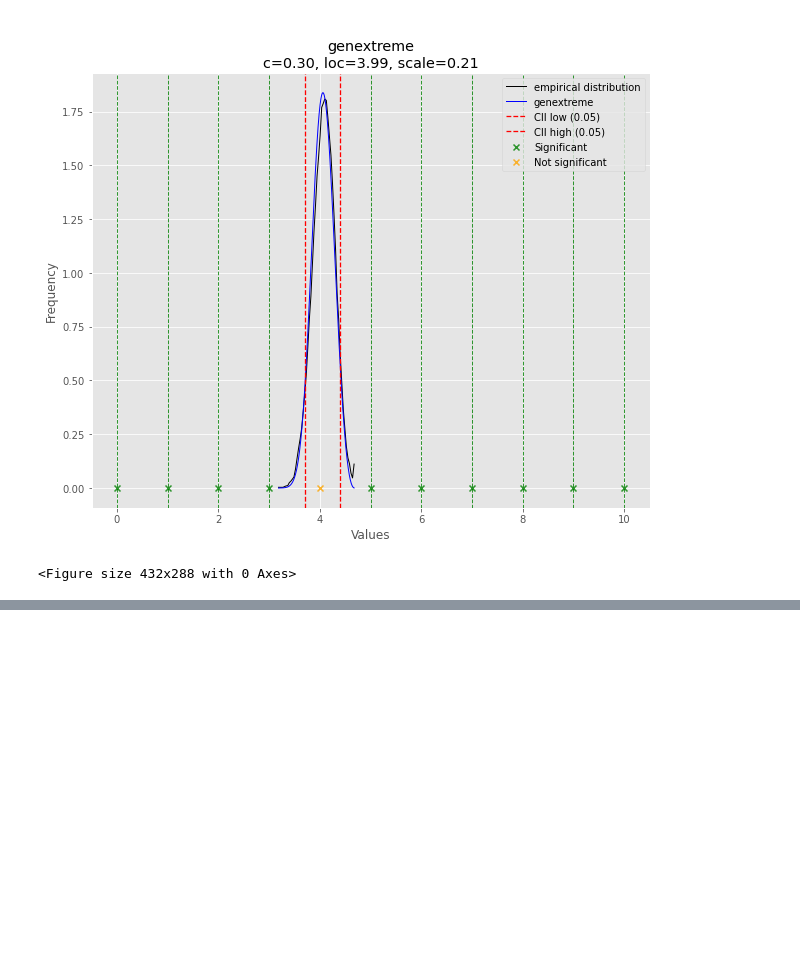
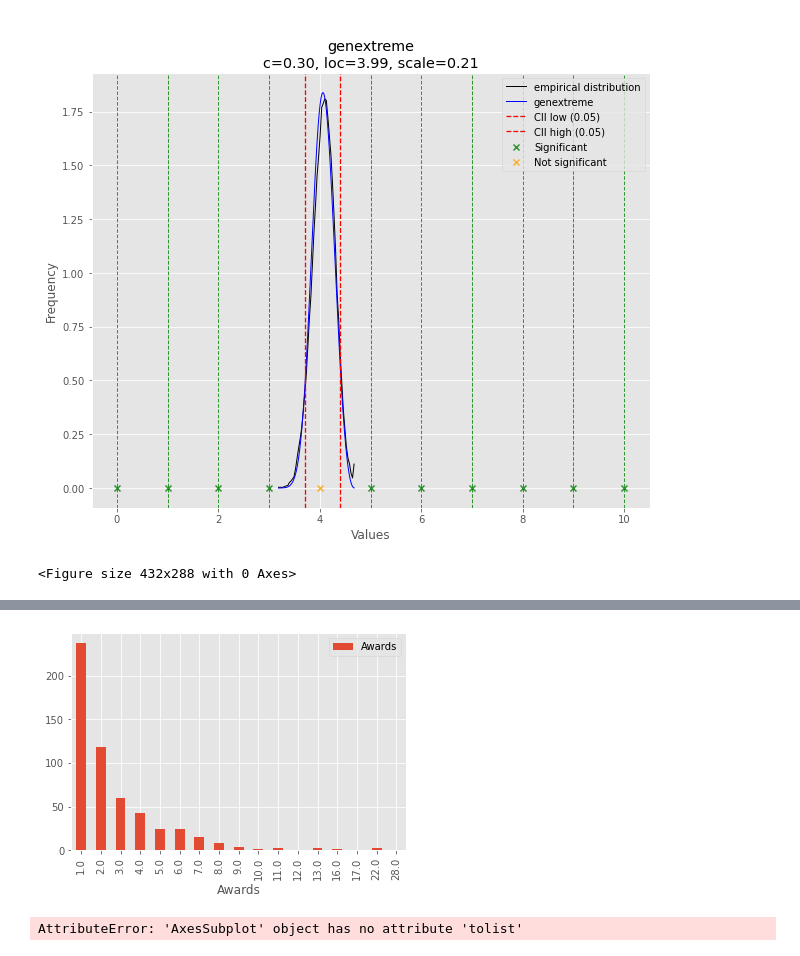
Before and after one commit to lorenzodemiri/Project_Snape, a Jupyter notebook: GroupByYear.ipynb, the cells around one changed output, grey strips where cells are left out. Cells and saved outputs as stored; diff of their text form; code cells hidden in the pictures; blank space fills up the shorter version.

```diff
--- a/GroupByYear.ipynb
+++ b/GroupByYear.ipynb
@@ -427,0 +506,8 @@ plt.savefig('bestfit_ratings.jpg')
+# %%
+data_aw = books.groupby('Awards').agg({"Awards": np.size}).plot(kind='bar')
+# %% [output]
+[figure, added]
+# %%
+awards = data_aw.tolist()
+# %% [output]
+AttributeError: 'AxesSubplot' object has no attribute 'tolist'
```
Also changed, not shown: parts of 7 cells of this notebook, 2 other files.
